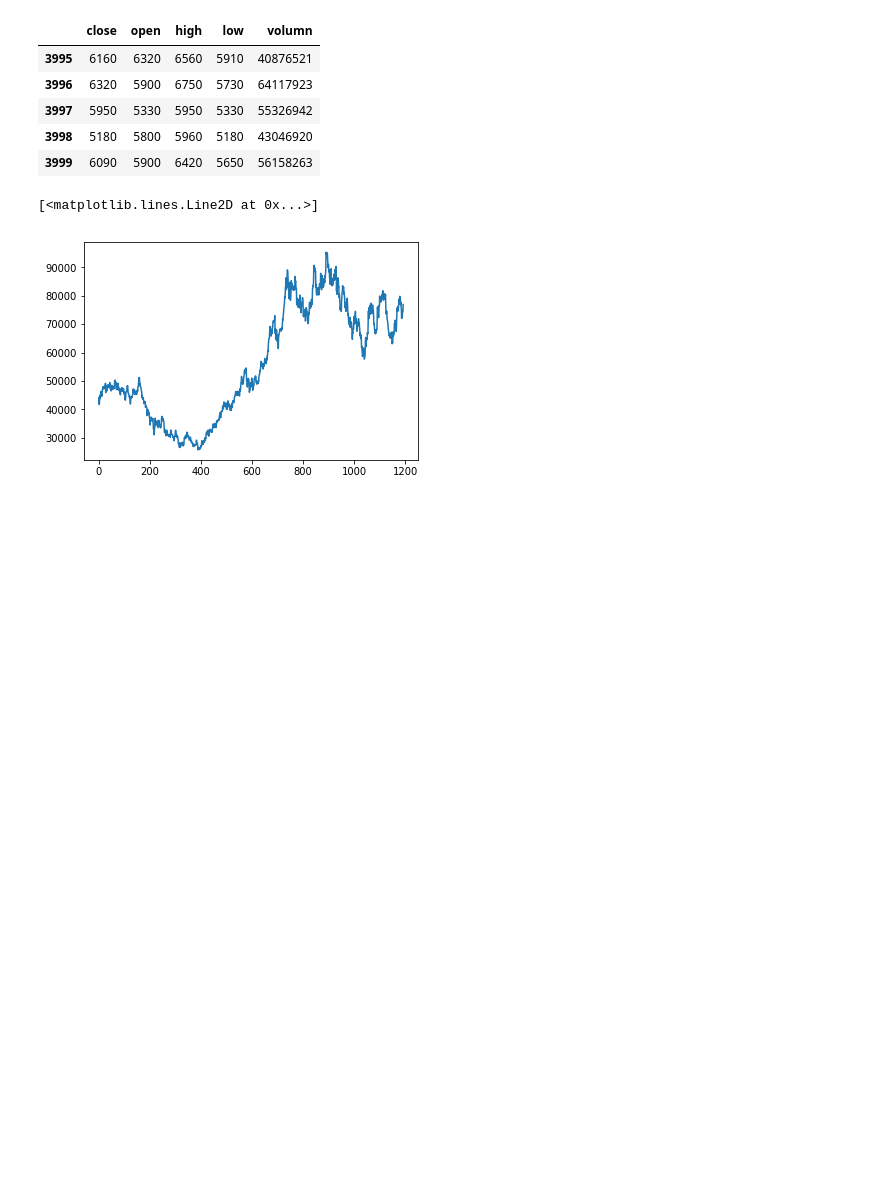
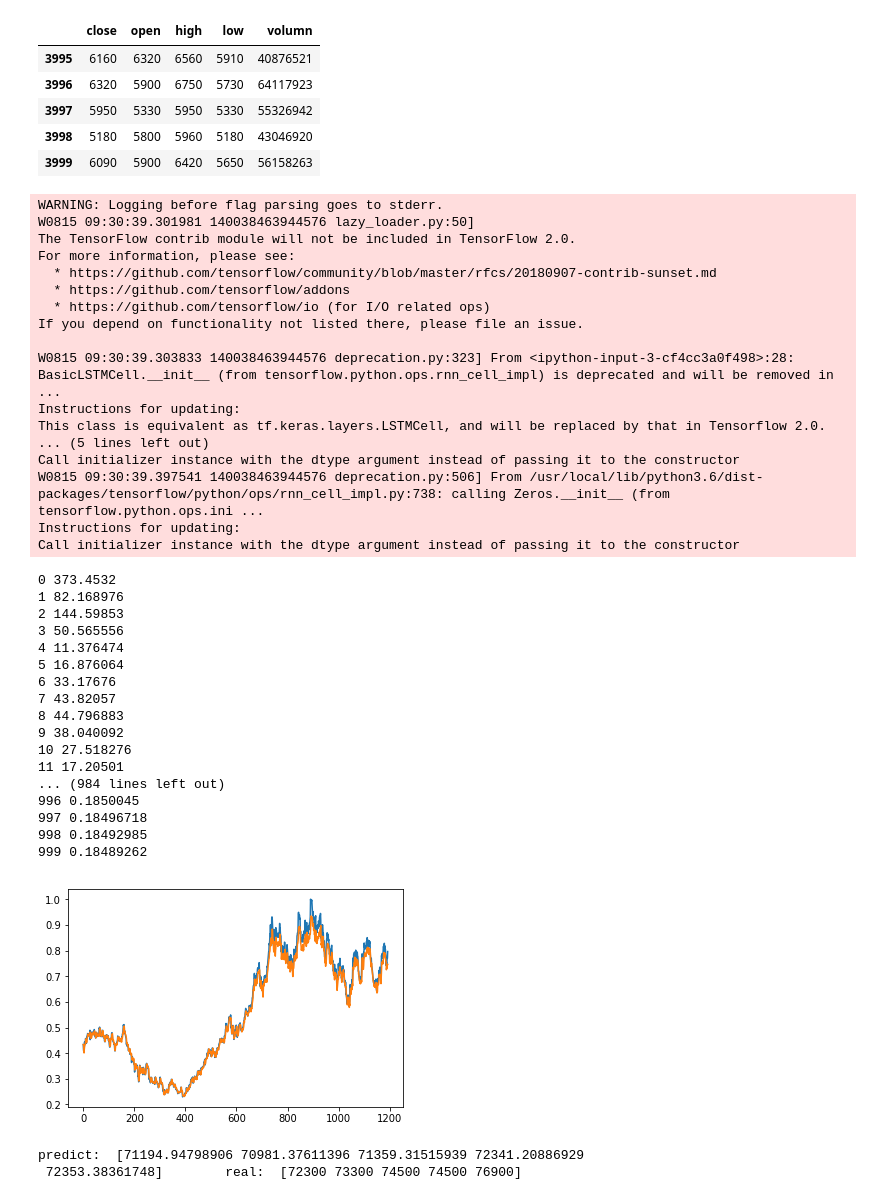
Before and after one commit to DaeYoung7/tensorflow_study, a Jupyter notebook: sk_hynix.ipynb, the cells around one changed output. Saved outputs shown, nothing was run; the diff lists cells and outputs as text; code cells hidden in the pictures; blank space fills up the shorter version.

```diff
--- a/sk_hynix.ipynb
+++ b/sk_hynix.ipynb
@@ -33,6 +36,6 @@ df=pd.DataFrame(sk_data_t,columns=['date','close','open','high','low','volumn'])
 df.to_csv("sk_hynix.csv",header=True,index=False)
 # %%
-df=pd.read_csv("sk_hynix.csv")
+df=pd.read_csv("/content/gdrive/My Drive/dataset/sk_hynix.csv")
 df.drop("date",axis=1,inplace=True)
 df.tail()
 # %% [output]
@@ -44,30 +47,81 @@ df.tail()
 | 3999 | 6090 | 5900 | 6420 | 5650 | 56158263 |
 # %%
 def MinMaxScaler(data):
-    numerator=data-np.min(data)
-    denominator=np.max(data)-np.min(data)
-    return numerator/denominator
+    numerator=data-np.min(data,0)
+    denominator=np.max(data,0)-np.min(data,0)
+    return numerator/(denominator + 1e-7)
 
 timesteps=7
 input_dim=5
 output_dim=1
 
 xy=np.array(df)[::-1]
-# xy=MinMaxScaler(xy)
+xy=MinMaxScaler(xy)
 
 dataX=[]
 dataY=[]
 for i in range(len(xy)-timesteps):
     dataX.append(xy[i:i+timesteps])
     dataY.append(xy[i+timesteps,[0]])
 
 train_num=int(len(xy)*0.7)
 train_x=np.array(dataX[:train_num])
 train_y=np.array(dataY[:train_num])
 test_x=np.array(dataX[train_num:])
 test_y=np.array(dataY[train_num:])
 
+X=tf.placeholder(tf.float32,shape=[None,timesteps,input_dim])
+Y=tf.placeholder(tf.float32,[None,output_dim])
+
+cell=tf.contrib.rnn.BasicLSTMCell(num_units=7,state_is_tuple=True)
+outputs,_states=tf.nn.dynamic_rnn(cell,X,dtype=tf.float32)
+Y_pred=tf.contrib.layers.fully_connected(outputs[:,-1],output_dim,activation_fn=None)
+
+loss=tf.reduce_sum(tf.square(Y_pred-Y))
+optimizer=tf.train.AdamOptimizer(0.05).minimize(loss)
+
+with tf.Session() as sess:
+    sess.run(tf.global_variables_initializer())
+    for i in range(1000):
+        _,l=sess.run([optimizer,loss],feed_dict={X:train_x,Y:train_y})
+        print(i,l)
+    testPredict=sess.run(Y_pred,feed_dict={X:test_x})
 plt.plot(test_y)
+plt.plot(testPredict)
+plt.show()
 # %% [output]
-[<matplotlib.lines.Line2D at 0x...>]
+WARNING: Logging before flag parsing goes to stderr.
+W0815 09:30:39.301981 140038463944576 lazy_loader.py:50]
+The TensorFlow contrib module will not be included in TensorFlow 2.0.
+For more information, please see:
+  * https://github.com/tensorflow/community/blob/master/rfcs/20180907-contrib-sunset.md
+  * https://github.com/tensorflow/addons
+  * https://github.com/tensorflow/io (for I/O related ops)
+If you depend on functionality not listed there, please file an issue.
+
+W0815 09:30:39.303833 140038463944576 deprecation.py:323] From <ipython-input-3-cf4cc3a0f498>:28: BasicLSTMCell.__init__ (from tensorflow.python.ops.rnn_cell_impl) is deprecated and will be removed in ...
+Instructions for updating:
+This class is equivalent as tf.keras.layers.LSTMCell, and will be replaced by that in Tensorflow 2.0.
+... (5 lines left out)
+Call initializer instance with the dtype argument instead of passing it to the constructor
+W0815 09:30:39.397541 140038463944576 deprecation.py:506] From /usr/local/lib/python3.6/dist-packages/tensorflow/python/ops/rnn_cell_impl.py:738: calling Zeros.__init__ (from tensorflow.python.ops.ini ...
+Instructions for updating:
+Call initializer instance with the dtype argument instead of passing it to the constructor
+0 373.4532
+1 82.168976
+2 144.59853
+3 50.565556
+4 11.376474
+5 16.876064
+6 33.17676
+7 43.82057
+8 44.796883
+9 38.040092
+10 27.518276
+11 17.20501
+... (984 lines left out)
+996 0.1850045
+997 0.18496718
+998 0.18492985
+999 0.18489262
-[figure, old version]
+[figure, new version]
@@ -73,0 +137,6 @@ plt.plot(test_y)
+# %%
+#예측치와 실제치를 비교했다.
+print("predict: ",xy2[-5:,0],"\treal: ",xy1[-5:,0])
+# %% [output]
+predict:  [71194.94798906 70981.37611396 71359.31515939 72341.20886929
+ 72353.38361748]        real:  [72300 73300 74500 74500 76900]
```
Also changed, not shown: parts of 5 cells of this notebook.
